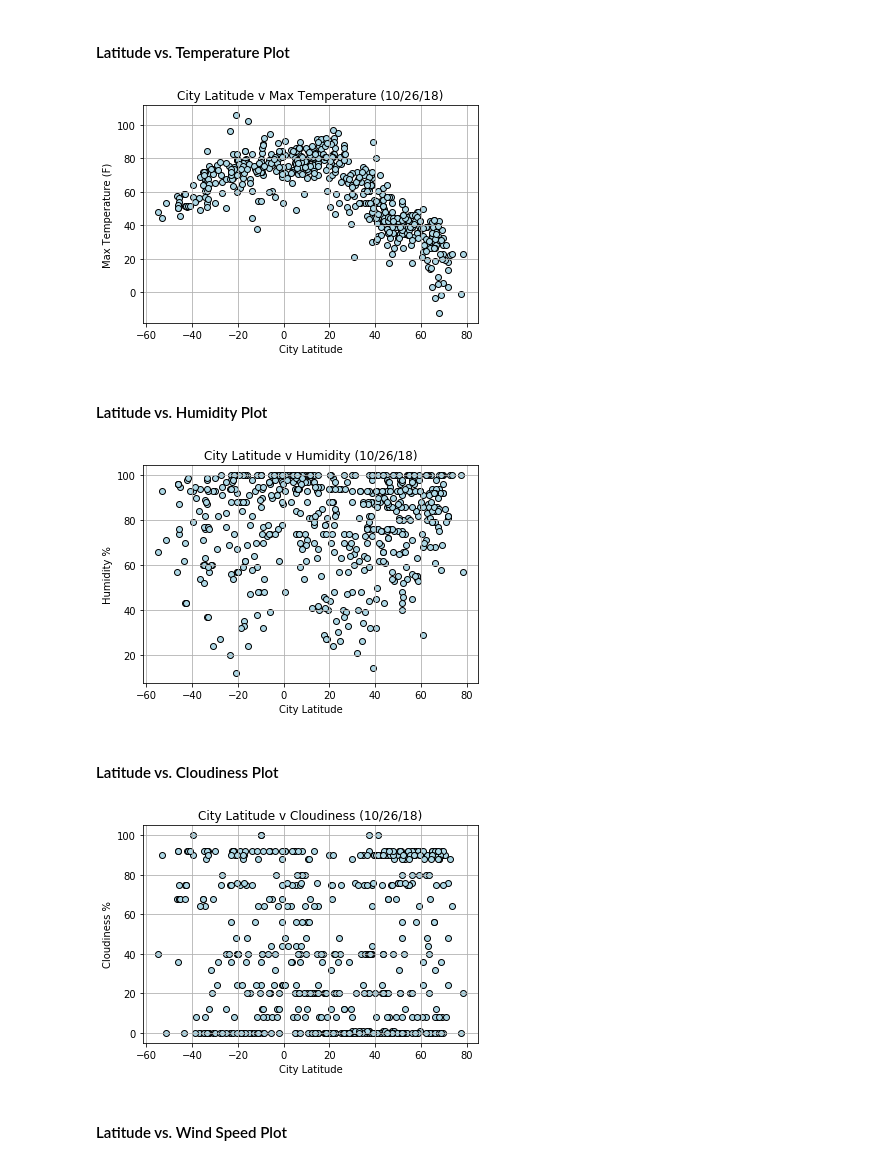
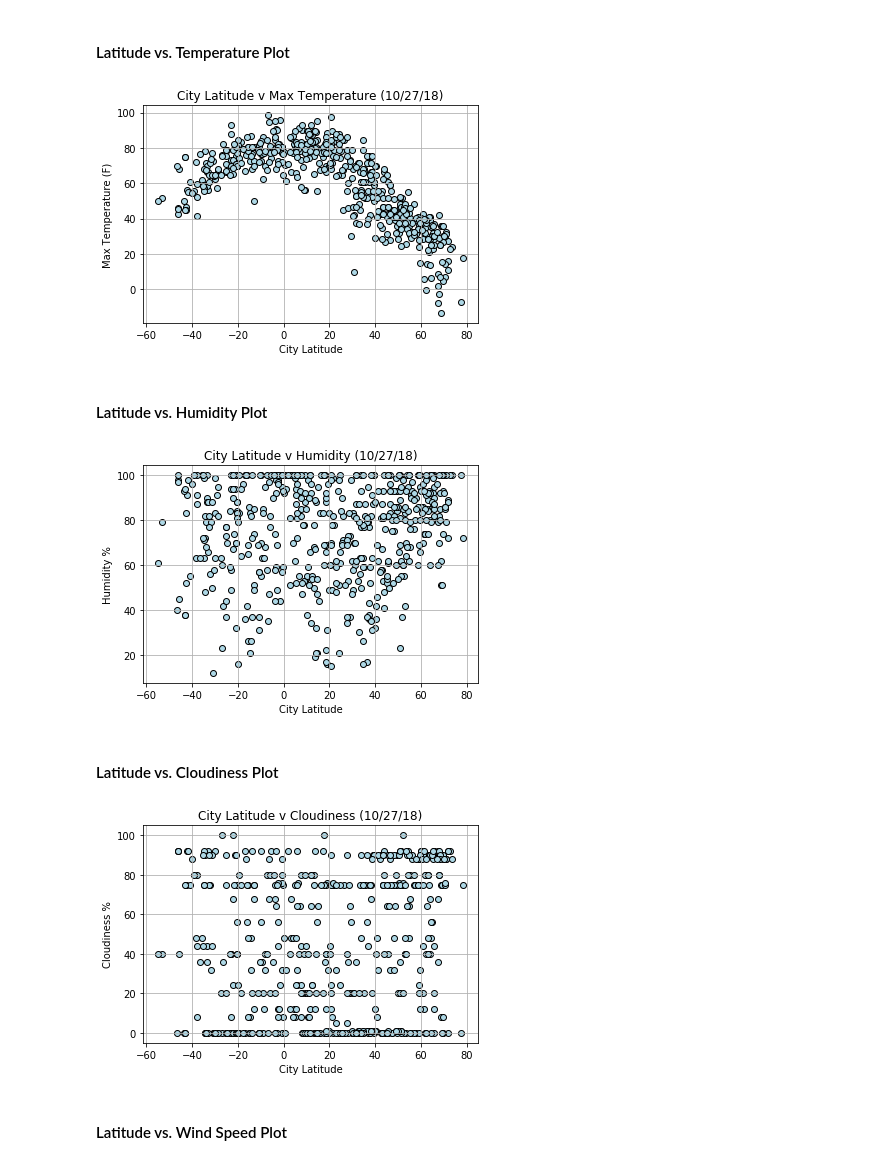
Before and after one commit to CFoleyMitchell/PYTHON_API, a Jupyter notebook: WeatherPy.ipynb, the cells around one changed output. Saved outputs shown, nothing was run; the diff lists cells and outputs as text; code cells hidden in the pictures.

```diff
--- a/WeatherPy.ipynb
+++ b/WeatherPy.ipynb
@@ -93,18 +93,18 @@ city_data = []
 print("Beginning Data Retrieval     ")
 print("-----------------------------")
 
-# counters created
-record_counter = 1
+# counters created to group records in sets of 50
+record_counter = 0
 set_counter = 1
 
-# loop through all the cities
-# "enumerate(cities)" provided by the Tutor
-for x, city in enumerate(cities):
+for city in cities:
 
-    # group 50 records at a time per set
-    if (x % 50 == 0 and x >= 50):
+    if record_counter == 50:
         set_counter = set_counter + 1
         record_counter = 0
+
+    # record counter add 1
+    record_counter = record_counter + 1
 
     # url query to pull data for the city
     city_url = query_url + "&q=" + city
@@ -112,16 +112,11 @@ for x, city in enumerate(cities):
     # print record # of set # | city
     print(f"Processing Record of {record_counter} of Set {set_counter} | {city}")
 
-    # record counter add 1
-    record_counter = record_counter + 1
+    #Run an API for each city to pull the weather in
+    #Between each pull, be sure to wait 1-2 seconds so that I can be within the
+    #parameters of the OWM API constraints 60 calls/min = 1 record call/sec.
 
-    #Run an API for each city to pull the weather in
     try:
-        #go through and make pretty with json
-
-        #Between each pull, be sure to wait 1-2 seconds so that I can be within the
-        #parameters of the OWM API constraints 60 calls/min = 1 record call/sec.
-
         weather_response = requests.get(city_url).json()
         time.sleep(2)
 
@@ -147,7 +142,6 @@ for x, city in enumerate(cities):
                              "Wind Speed": city_wind})
 
     # If there is an error, indicate that the city is not found and the record is being skipped
-    #(try/except step was provided by Tutor)
     except:
         print("City not found. Skipping...")
         pass
@@ -228,7 +216,7 @@ max_temp = city_weather_df["Max Temp"]
 plt.scatter(lat, max_temp, marker="o", facecolors="lightblue", edgecolors="black")
 
 # Create a title, x label, and y label for our chart
-plt.title("City Latitude v Max Temperature (10/26/18)", fontsize=12)
+plt.title("City Latitude v Max Temperature (10/27/18)", fontsize=12)
 plt.xlabel("City Latitude", fontsize=10)
 plt.ylabel("Max Temperature (F)", fontsize=10)
 plt.grid(True)
@@ -237,28 +225,28 @@ plt.grid(True)
 plt.savefig("output_data/lat_v_maxtemp.png")
 plt.show()
 # %% [output]
-[figure, old version]
+[figure, new version]
 # %% [markdown]
 #### Latitude vs. Humidity Plot
 # %%
 #Create Variables for X-axis and Y-axis
 lat = city_weather_df["Lat"]
 humidity = city_weather_df["Humidity"]
 
 #Create Scatter Plot
 plt.scatter(lat, humidity, marker="o", facecolors="lightblue", edgecolors="black")
 
 # Create a title, x label, and y label for our chart
-plt.title("City Latitude v Humidity (10/26/18)", fontsize=12)
+plt.title("City Latitude v Humidity (10/27/18)", fontsize=12)
 plt.xlabel("City Latitude", fontsize=10)
 plt.ylabel("Humidity %", fontsize=10)
 plt.grid(True)
 
 # Save Files
 plt.savefig("output_data/lat_v_humidity.png")
 plt.show()
 # %% [output]
-[figure, old version]
+[figure, new version]
 # %% [markdown]
 #### Latitude vs. Cloudiness Plot
 # %%
@@ -270,7 +258,7 @@ clouds = city_weather_df["Cloudiness"]
 plt.scatter(lat, clouds, marker="o", facecolors="lightblue", edgecolors="black")
 
 # Create a title, x label, and y label for our chart
-plt.title("City Latitude v Cloudiness (10/26/18)", fontsize=12)
+plt.title("City Latitude v Cloudiness (10/27/18)", fontsize=12)
 plt.xlabel("City Latitude", fontsize=10)
 plt.ylabel("Cloudiness %", fontsize=10)
 plt.grid(True)
@@ -279,7 +267,7 @@ plt.grid(True)
 plt.savefig("output_data/lat_v_cloudiness.png")
 plt.show()
 # %% [output]
-[figure, old version]
+[figure, new version]
 # %% [markdown]
 #### Latitude vs. Wind Speed Plot
 # %%
```
Also changed, not shown: parts of 7 cells of this notebook, 5 other files.
